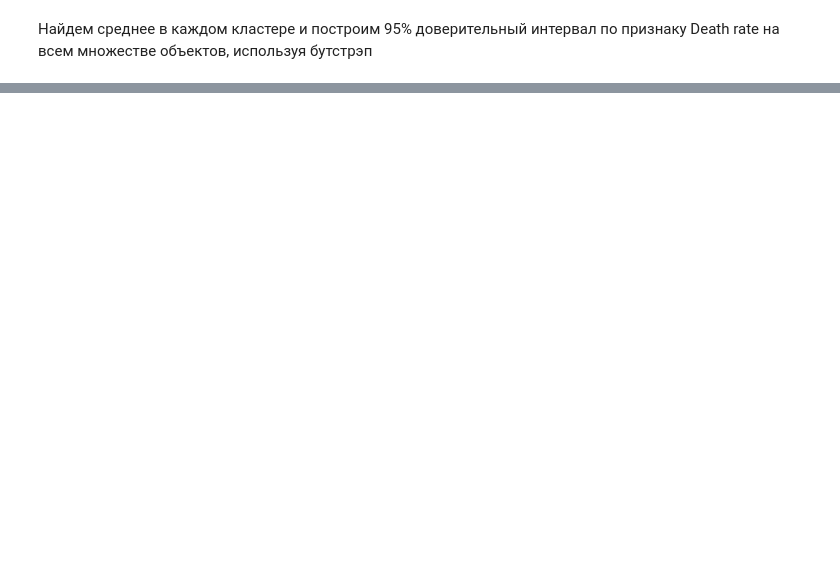
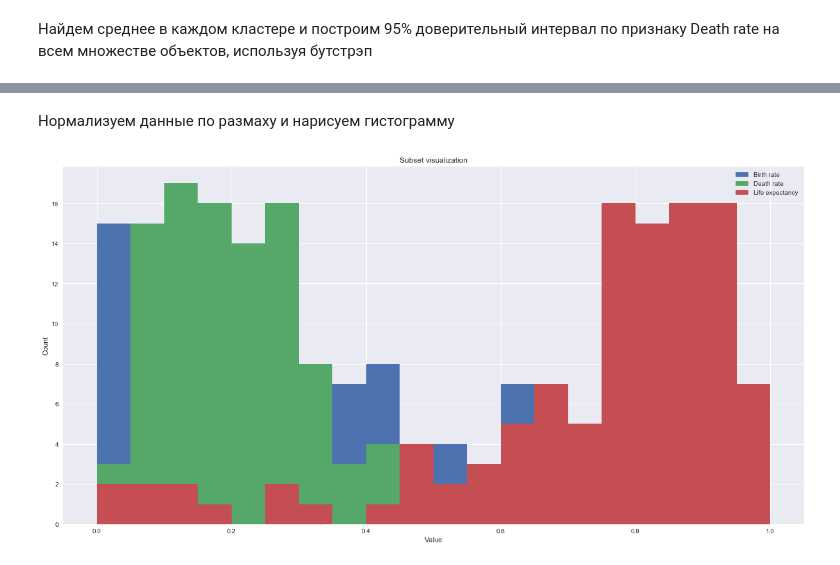
Before and after one commit to danielusachev/datascience, a Jupyter notebook: notebook.ipynb, the cells around one changed output, grey strips where cells are left out. Cells and saved outputs as stored; diff of their text form; code cells hidden in the pictures; blank space fills up the shorter version.

```diff
--- a/notebook.ipynb
+++ b/notebook.ipynb
@@ -225,0 +318,23 @@ print("Доверительный интервал (без опоры)- [",lower
+# %% [markdown]
+Нормализуем данные по размаху и нарисуем гистограмму
+# %%
+test_frame['Death rate'] = (test_frame['Death rate'] - test_frame['Death rate'].min()) /  \
+(test_frame['Death rate'].max() - test_frame['Death rate'].min())
+
+test_frame['Birth rate'] = (test_frame['Birth rate'] - test_frame['Birth rate'].min()) /  \
+(test_frame['Birth rate'].max() - test_frame['Birth rate'].min())
+
+test_frame['Life expectancy'] = (test_frame['Life expectancy'] - test_frame['Life expectancy'].min()) /  \
+(test_frame['Life expectancy'].max() - test_frame['Life expectancy'].min())
+
+n_bins = 20
+plt.hist(test_frame['Birth rate'], bins=n_bins)
+plt.hist(test_frame['Death rate'], bins=n_bins)
+plt.hist(test_frame['Life expectancy'], bins=n_bins)
+plt.xlabel('Value')
+plt.ylabel('Count')
+plt.legend(['Birth rate','Death rate','Life expectancy',])
+plt.title('Subset visualization')
+plt.show()
+# %% [output]
+[figure, added]
```
Also changed, not shown: parts of 18 cells of this notebook.
